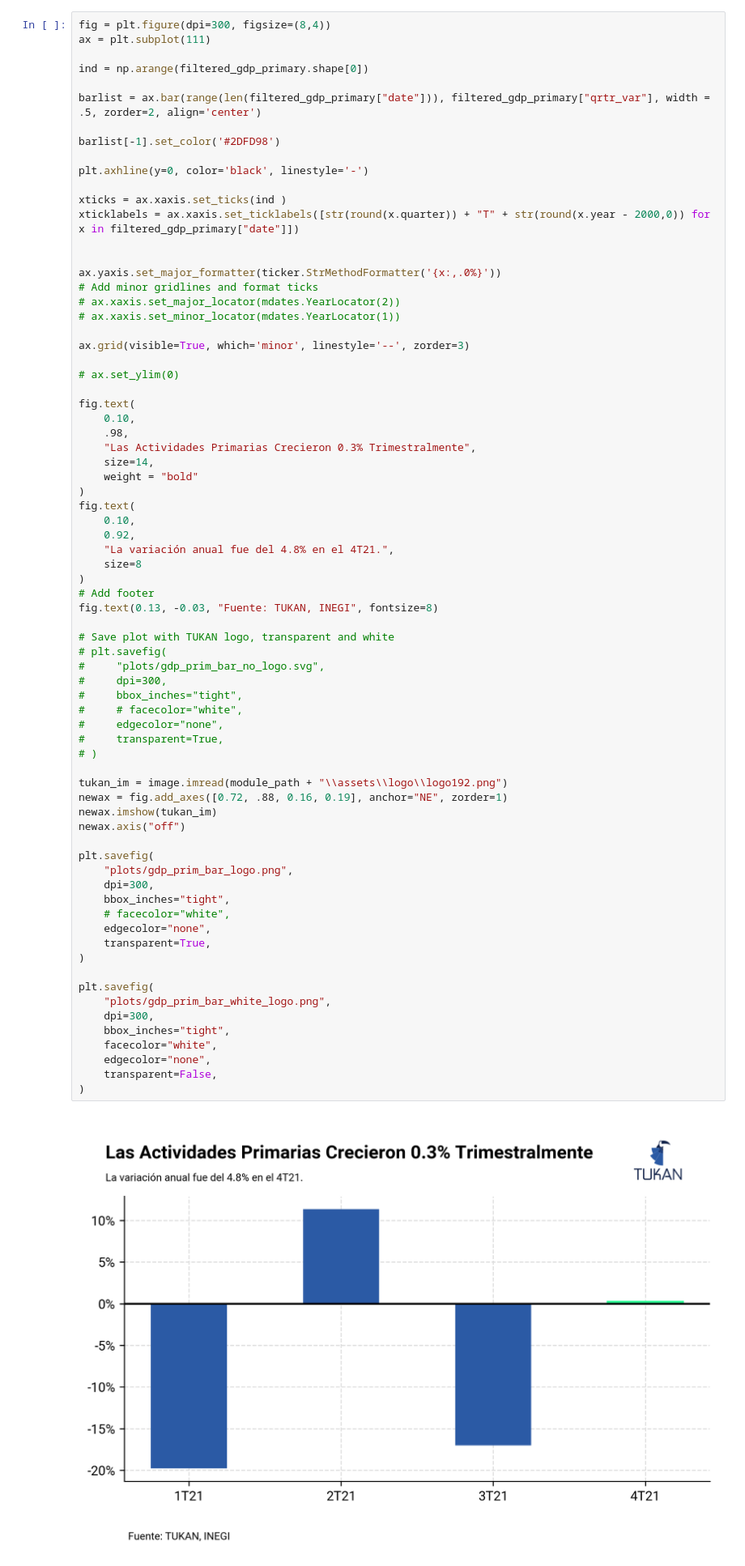
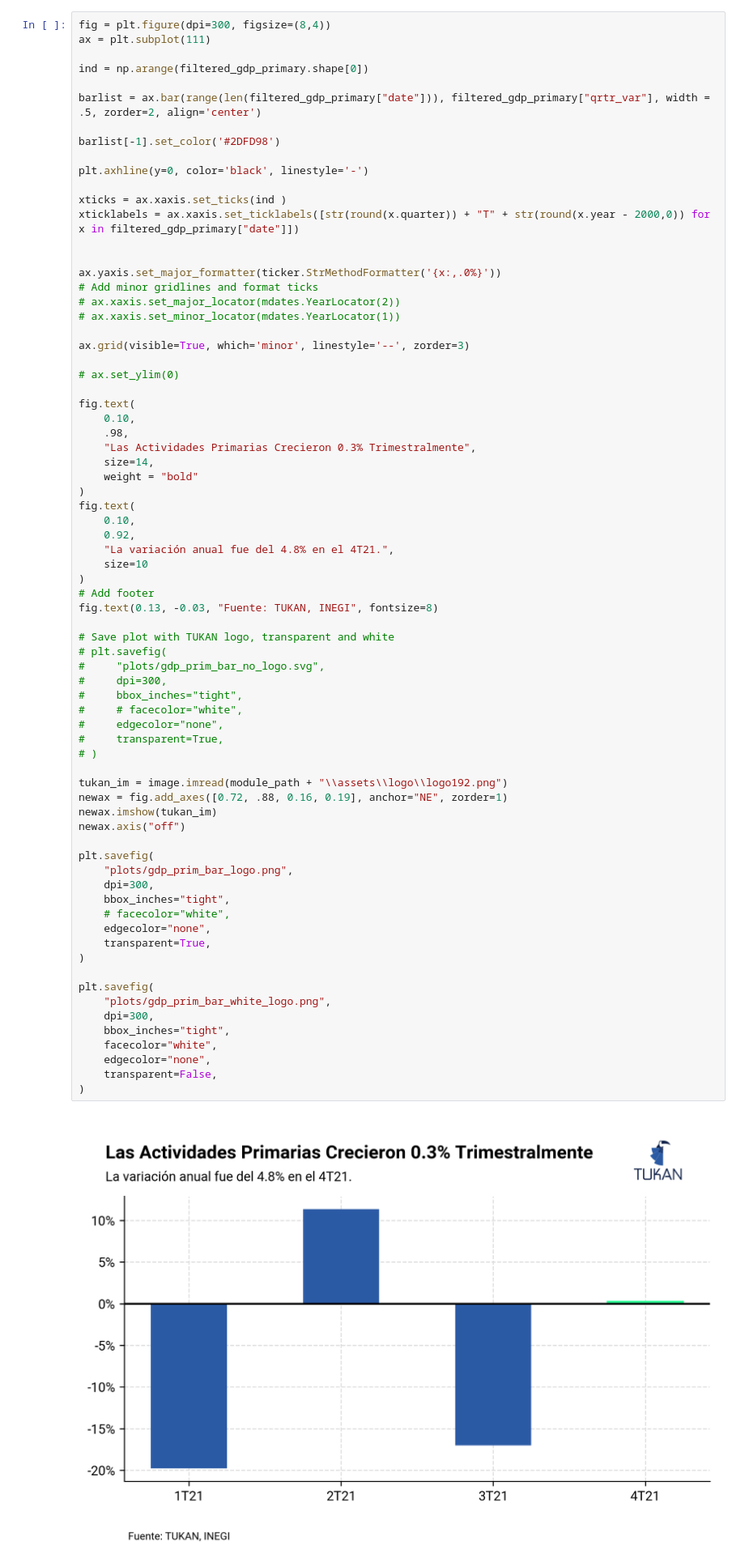
Before and after one commit to TukanMx/tukan_notebooks, a Jupyter notebook: social/social_media/pib/pib_template.ipynb, the cells around one changed output. Shown at 81% size. Cells and saved outputs as stored; diff of their text form.

```diff
--- a/social/social_media/pib/pib_template.ipynb
+++ b/social/social_media/pib/pib_template.ipynb
@@ -520,7 +520,7 @@ fig.text(
     0.10,
     0.92,
     "La variación anual fue del 4.8% en el 4T21.",
-    size=8
+    size=10
 )
 # Add footer
 fig.text(0.13, -0.03, "Fuente: TUKAN, INEGI", fontsize=8)
@@ -531,34 +531,34 @@ fig.text(0.13, -0.03, "Fuente: TUKAN, INEGI", fontsize=8)
 #     dpi=300,
 #     bbox_inches="tight",
 #     # facecolor="white",
 #     edgecolor="none",
 #     transparent=True,
 # )
 
 tukan_im = image.imread(module_path + "\\assets\\logo\\logo192.png")
 newax = fig.add_axes([0.72, .88, 0.16, 0.19], anchor="NE", zorder=1)
 newax.imshow(tukan_im)
 newax.axis("off")
 
 plt.savefig(
     "plots/gdp_prim_bar_logo.png",
     dpi=300,
     bbox_inches="tight",
     # facecolor="white",
     edgecolor="none",
     transparent=True,
 )
 
 plt.savefig(
     "plots/gdp_prim_bar_white_logo.png",
     dpi=300,
     bbox_inches="tight",
     facecolor="white",
     edgecolor="none",
     transparent=False,
 )
 # %% [output]
-[figure, old version]
+[figure, new version]
 # %% [markdown]
 ### Secondary
 # %% [markdown]
```
Also changed, not shown: parts of 3 cells of this notebook.
